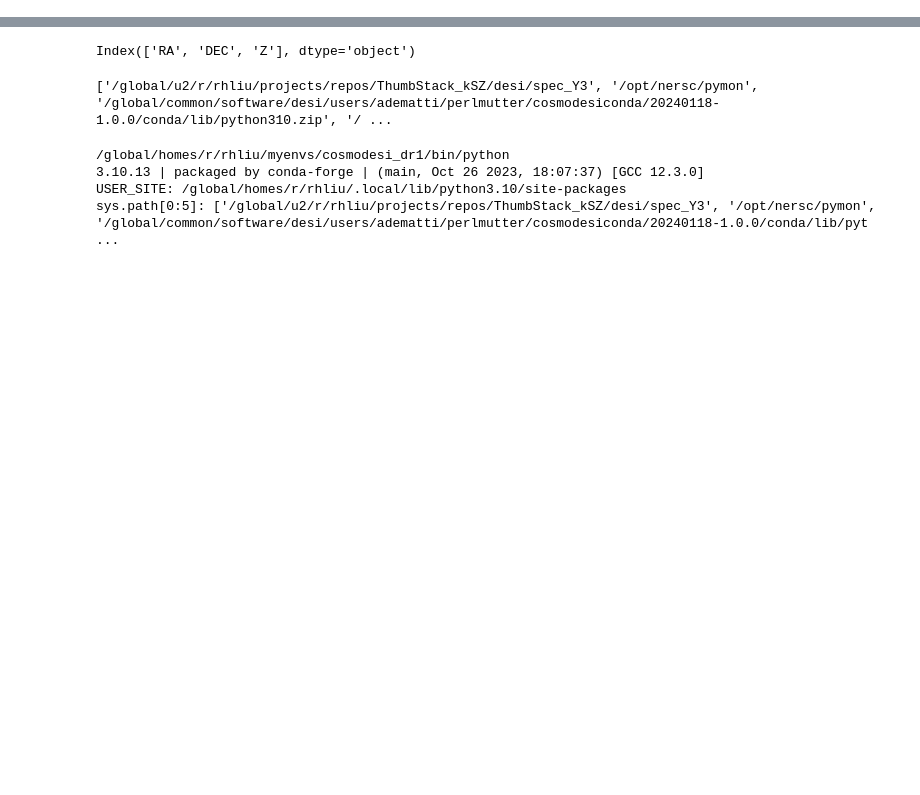
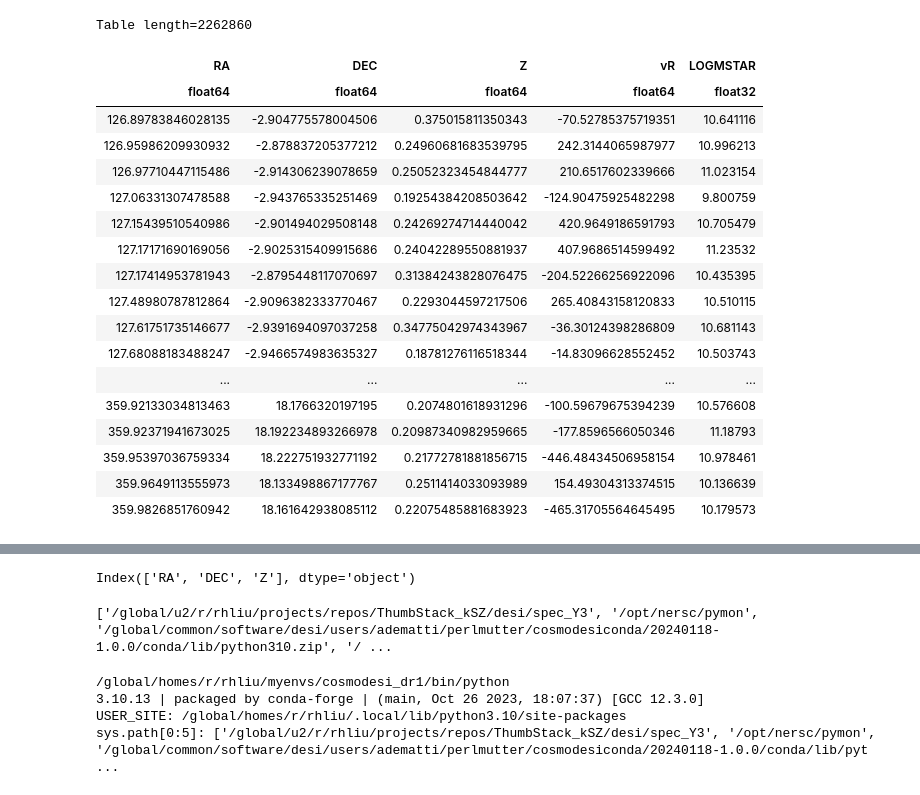
Before and after one commit to rhenryliu/Thumbstack_kSZ, a Jupyter notebook: desi/spec_Y3/test_mass_bins.ipynb, the cells around one changed output, grey strips where cells are left out. Saved outputs shown, nothing was run; the diff lists cells and outputs as text; code cells hidden in the pictures; blank space fills up the shorter version.

```diff
--- a/desi/spec_Y3/test_mass_bins.ipynb
+++ b/desi/spec_Y3/test_mass_bins.ipynb
@@ -27,0 +54,26 @@ from astropy.table import Table as AstropyTable
+# %%
+path2 = '/global/cfs/cdirs/desi/users/boryanah/reconstruction_DESI/recon/catalog_BGS_BRIGHT-20.2_R12.50_nmesh512_recsym_MG_cigale_masked.fits'
+# path2 = '/global/cfs/cdirs/desi/users/boryanah/reconstruction_DESI/recon/catalog_BGS_BRIGHT-20.2_R12.50_nmesh512_recsym_MG_masked.fits'
+desi_bgs_catalog = Table.read(path2)
+len(desi_bgs_catalog)
+desi_bgs_catalog
+# %% [output]
+Table length=2262860
+| RA | DEC | Z | vR | LOGMSTAR |
+| float64 | float64 | float64 | float64 | float32 |
+| 126.89783846028135 | -2.904775578004506 | 0.375015811350343 | -70.52785375719351 | 10.641116 |
+| 126.95986209930932 | -2.878837205377212 | 0.24960681683539795 | 242.3144065987977 | 10.996213 |
+| 126.97710447115486 | -2.914306239078659 | 0.25052323454844777 | 210.6517602339666 | 11.023154 |
+| 127.06331307478588 | -2.943765335251469 | 0.19254384208503642 | -124.90475925482298 | 9.800759 |
+| 127.15439510540986 | -2.901494029508148 | 0.24269274714440042 | 420.9649186591793 | 10.705479 |
+| 127.17171690169056 | -2.9025315409915686 | 0.24042289550881937 | 407.9686514599492 | 11.23532 |
+| 127.17414953781943 | -2.8795448117070697 | 0.31384243828076475 | -204.52266256922096 | 10.435395 |
+| 127.48980787812864 | -2.9096382333770467 | 0.2293044597217506 | 265.40843158120833 | 10.510115 |
+| 127.61751735146677 | -2.9391694097037258 | 0.34775042974343967 | -36.30124398286809 | 10.681143 |
+| 127.68088183488247 | -2.9466574983635327 | 0.18781276116518344 | -14.83096628552452 | 10.503743 |
+| ... | ... | ... | ... | ... |
+| 359.92133034813463 | 18.1766320197195 | 0.2074801618931296 | -100.59679675394239 | 10.576608 |
+| 359.92371941673025 | 18.192234893266978 | 0.20987340982959665 | -177.8596566050346 | 11.18793 |
+| 359.95397036759334 | 18.222751932771192 | 0.21772781881856715 | -446.48434506958154 | 10.978461 |
+| 359.9649113555973 | 18.133498867177767 | 0.2511414033093989 | 154.49304313374515 | 10.136639 |
+| 359.9826851760942 | 18.161642938085112 | 0.22075485881683923 | -465.31705564645495 | 10.179573 |
```
Also changed, not shown: parts of 5 cells of this notebook, 4 other files.
